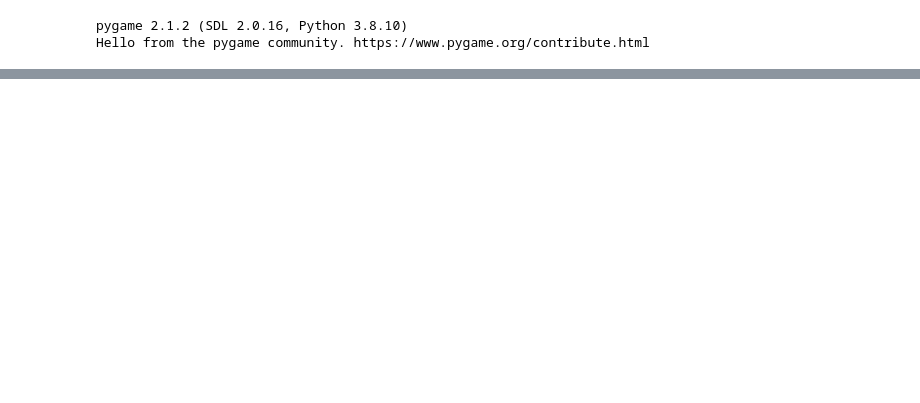
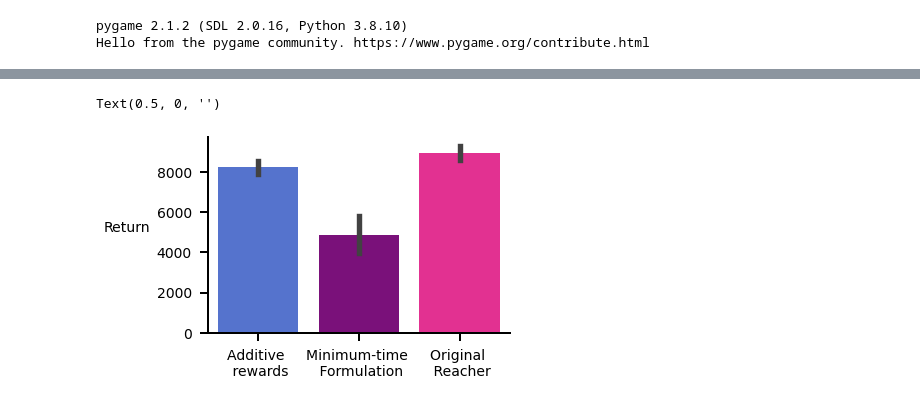
Before and after one commit to gauthamvasan/rl_suite, a Jupyter notebook: rl_suite/plot/reward_comparisons_plot.ipynb, the cells around one changed output, grey strips where cells are left out. Cells and saved outputs as stored; diff of their text form; code cells hidden in the pictures; blank space fills up the shorter version.

```diff
--- a/rl_suite/plot/reward_comparisons_plot.ipynb
+++ b/rl_suite/plot/reward_comparisons_plot.ipynb
@@ -205,0 +334,14 @@ plt.close()
+# %%
+setsizes()
+setaxes()
+# ax = sns.barplot(data=df, x='env', y='ret', palette=color_palette)
+
+# ax2 = sns.barplot(data=df, x='env', y='steps_to_goal', palette=color_palette)
+ax = sns.barplot(data=df[df['env'].str.contains('hard')], x='env', y='ret', palette=color_palette)
+ax.set_xticklabels(["Additive \n rewards", "Minimum-time \n Formulation", "Original \n Reacher"])
+h = plt.ylabel('Return', fontsize=14, labelpad=30)
+h.set_rotation(0)
+plt.xlabel('')
+# %% [output]
+Text(0.5, 0, '')
+[figure, added]
```
Also changed, not shown: parts of 9 cells of this notebook, 1 other file.
